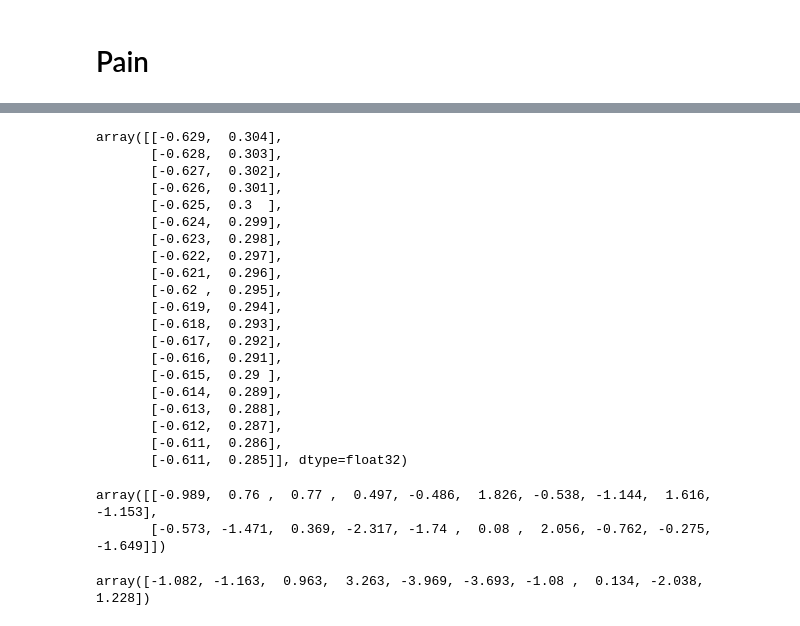
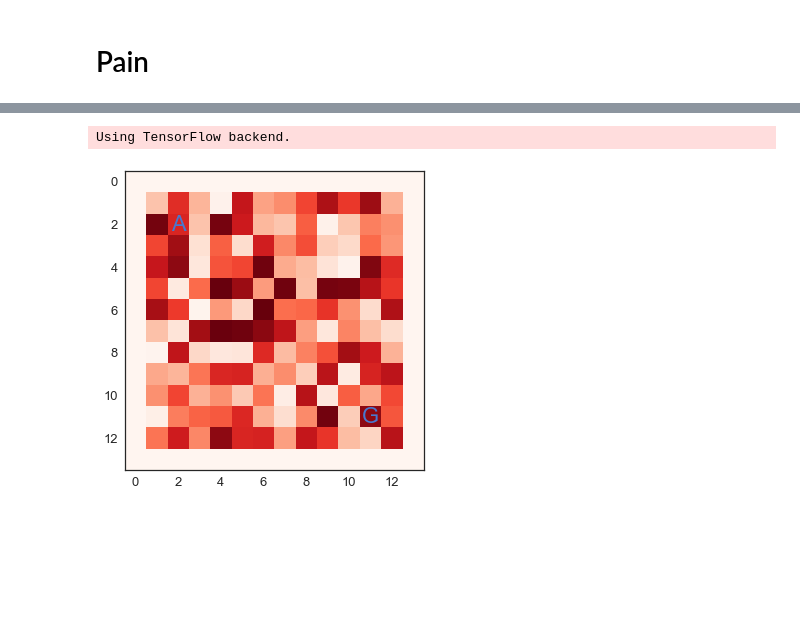
Before and after one commit to fredcallaway/gymrats, a Jupyter notebook: scratch.ipynb, the cells around one changed output, grey strips where cells are left out. Drawn from its saved outputs; the diff is of its cells as text; code cells hidden in the pictures; blank space fills up the shorter version.

```diff
--- a/scratch.ipynb
+++ b/scratch.ipynb
@@ -302,23 +163,0 @@ Widget Javascript not detected.  It may not be installed properly. Did you enabl
-# %%
-np.stack([w.flat for w in policy.saved['weights']])
-# %% [output]
-array([[-0.629,  0.304],
-       [-0.628,  0.303],
-       [-0.627,  0.302],
-       [-0.626,  0.301],
-       [-0.625,  0.3  ],
-       [-0.624,  0.299],
-       [-0.623,  0.298],
-       [-0.622,  0.297],
-       [-0.621,  0.296],
-       [-0.62 ,  0.295],
-       [-0.619,  0.294],
-       [-0.618,  0.293],
-       [-0.617,  0.292],
-       [-0.616,  0.291],
-       [-0.615,  0.29 ],
-       [-0.614,  0.289],
-       [-0.613,  0.288],
-       [-0.612,  0.287],
-       [-0.611,  0.286],
-       [-0.611,  0.285]], dtype=float32)
@@ -327,9 +164,27 @@ from models import BayesianRegression
-# %%
-X
-# %% [output]
-array([[-0.989,  0.76 ,  0.77 ,  0.497, -0.486,  1.826, -0.538, -1.144,  1.616, -1.153],
-       [-0.573, -1.471,  0.369, -2.317, -1.74 ,  0.08 ,  2.056, -0.762, -0.275, -1.649]])
-# %%
-X  @ beta
-# %% [output]
-array([-1.082, -1.163,  0.963,  3.263, -3.969, -3.693, -1.08 ,  0.134, -2.038,  1.228])
+# %%
+from envs import *
+from meta import *
+
+size = 14
+min_cost = -1
+extra_cost = -10
+mean_cost = min_cost + extra_cost / 2
+
+def exponential():
+    return min_cost -  stats.expon(scale=2).rvs((size, size))
+
+def basic():
+    return min_cost + extra_cost * np.random.random((size, size))
+
+def pathway():
+    R = basic()
+    R[:, -1] = R[0, :] = R[:, 0] =  R[-1, :] = -1
+    return R
+
+base_env = GridWorld('pain', size=size, rewards=pathway)
+# print(np.mean(exponential()))
+base_env.reset()
+base_env.render()
+# %% [output]
+Using TensorFlow backend.
+[figure, added]
```
Also changed, not shown: parts of 28 cells of this notebook, 6 other files.
